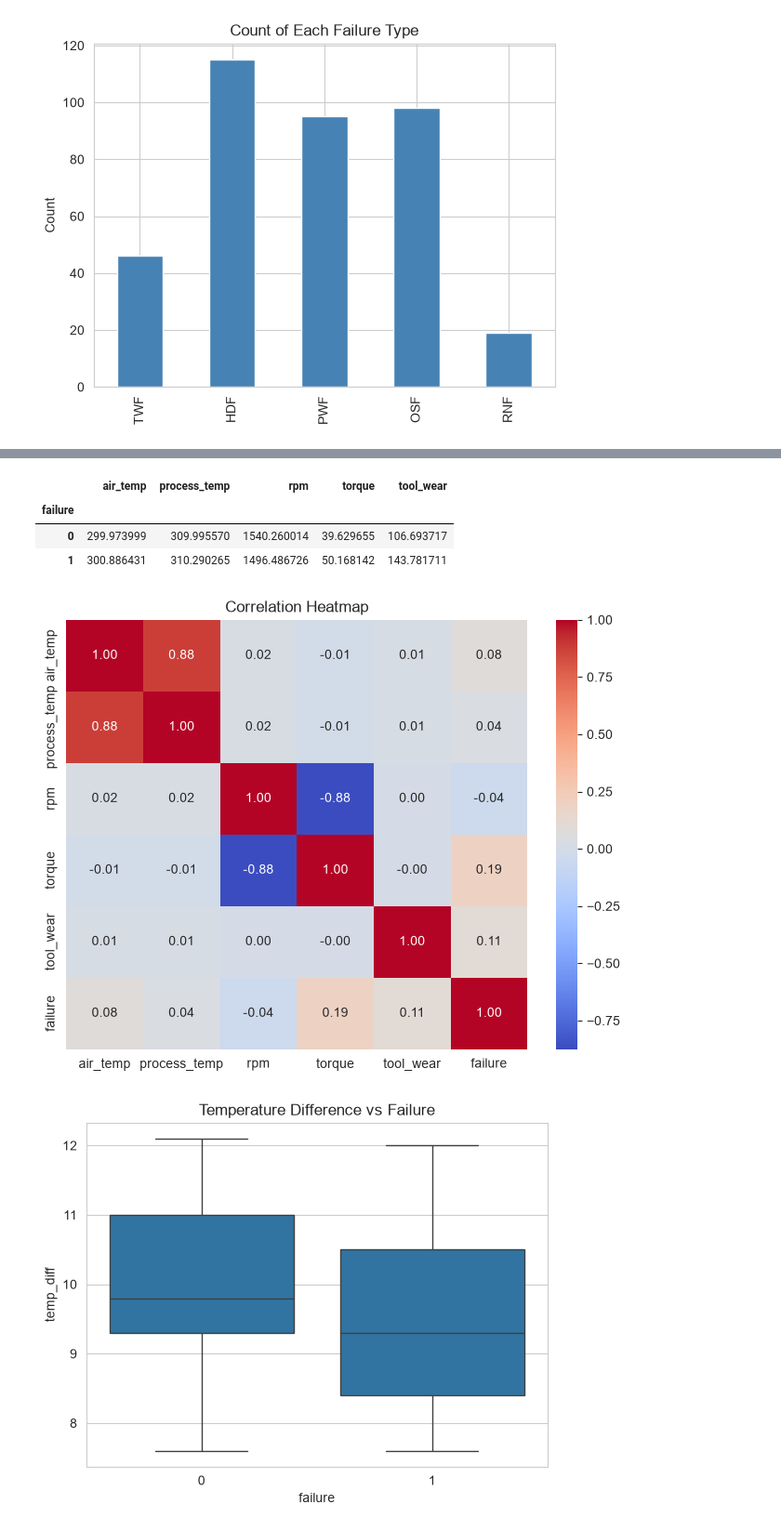
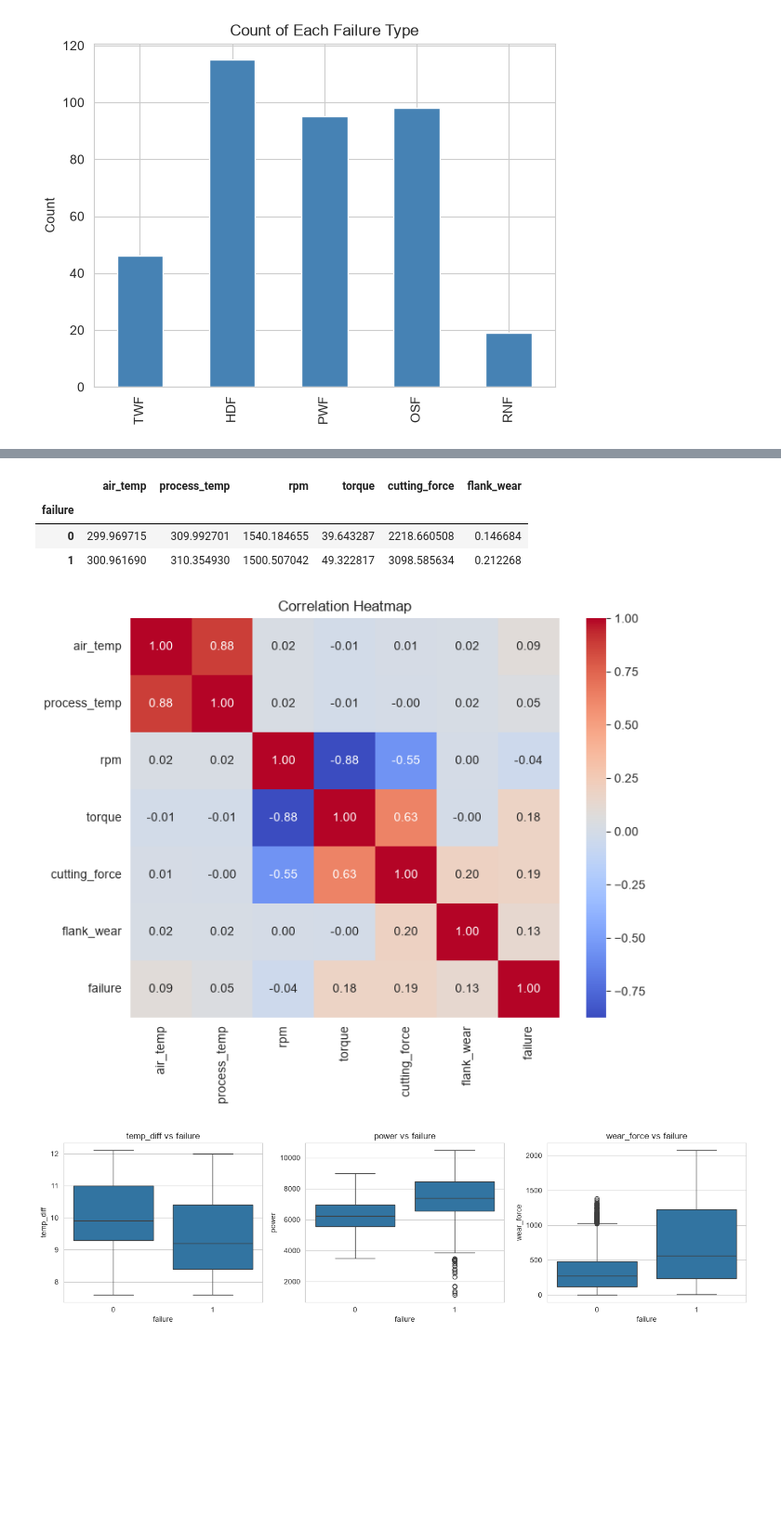
Before and after one commit to preranalahane/predictive-maintenance-system, a Jupyter notebook: notebooks/02_eda.ipynb, the cells around one changed output, grey strips where cells are left out. Shown at 93% size. Saved outputs shown, nothing was run; the diff lists cells and outputs as text; code cells hidden in the pictures; blank space fills up the shorter version.

Commit message:
Rebuild on augmented dataset with flank wear, cutting force and machine type; colour-coded dashboard

```diff
--- a/notebooks/02_eda.ipynb
+++ b/notebooks/02_eda.ipynb
@@ -6,6 +6,6 @@ import seaborn as sns
 
 sns.set_style("whitegrid")
 # %%
-df = pd.read_csv("../data/ai4i2020.csv")   # use "data/ai4i2020.csv" if this path failed before
+df = pd.read_csv("../data/ai4i2020_augmented.csv")
 df.head()
 # %% [output]
@@ -18,10 +18,13 @@ df.head()
 # %%
 df = df.rename(columns={
+    "Quality Type": "quality_type",
+    "Machine Type": "machine_type",
     "Air temperature [K]": "air_temp",
     "Process temperature [K]": "process_temp",
     "Rotational speed [rpm]": "rpm",
     "Torque [Nm]": "torque",
-    "Tool wear [min]": "tool_wear",
+    "Cutting force [N]": "cutting_force",
+    "Tool flank wear VB [mm]": "flank_wear",
     "Machine failure": "failure"
 })
 df.columns
@@ -75,5 +86,5 @@ Name: failure, dtype: float64
 # %%
-features = ["air_temp", "process_temp", "rpm", "torque", "tool_wear"]
+features = ["air_temp", "process_temp", "rpm", "torque", "cutting_force", "flank_wear"]
 
 df[features].hist(bins=30, figsize=(12, 8))
 plt.tight_layout()
@@ -103,22 +113,28 @@ df.groupby("failure")[features].mean()
 # %%
 df.groupby("failure")[features].mean()
 # %% [output]
-|  | air_temp | process_temp | rpm | torque | tool_wear |
-| failure |  |  |  |  |  |
-| 0 | 299.973999 | 309.995570 | 1540.260014 | 39.629655 | 106.693717 |
-| 1 | 300.886431 | 310.290265 | 1496.486726 | 50.168142 | 143.781711 |
+|  | air_temp | process_temp | rpm | torque | cutting_force | flank_wear |
+| failure |  |  |  |  |  |  |
+| 0 | 299.969715 | 309.992701 | 1540.184655 | 39.643287 | 2218.660508 | 0.146684 |
+| 1 | 300.961690 | 310.354930 | 1500.507042 | 49.322817 | 3098.585634 | 0.212268 |
 # %%
 plt.figure(figsize=(8, 6))
 sns.heatmap(df[features + ["failure"]].corr(), annot=True, cmap="coolwarm", fmt=".2f")
 plt.title("Correlation Heatmap")
 plt.show()
 # %% [output]
-[figure, old version]
+[figure, new version]
 # %%
 df["temp_diff"] = df["process_temp"] - df["air_temp"]
+df["power"] = df["torque"] * df["rpm"] * 2 * np.pi / 60
+df["wear_force"] = df["flank_wear"] * df["cutting_force"]
 
-sns.boxplot(x="failure", y="temp_diff", data=df)
-plt.title("Temperature Difference vs Failure")
+fig, axes = plt.subplots(1, 3, figsize=(14, 4))
+for ax, col in zip(axes, ["temp_diff", "power", "wear_force"]):
+    sns.boxplot(x="failure", y=col, data=df, ax=ax)
+    ax.set_title(f"{col} vs failure")
+
+plt.tight_layout()
 plt.show()
 # %% [output]
-[figure, old version]
+[figure, new version]
```
Also changed, not shown: parts of 12 cells of this notebook, 18 other files.
